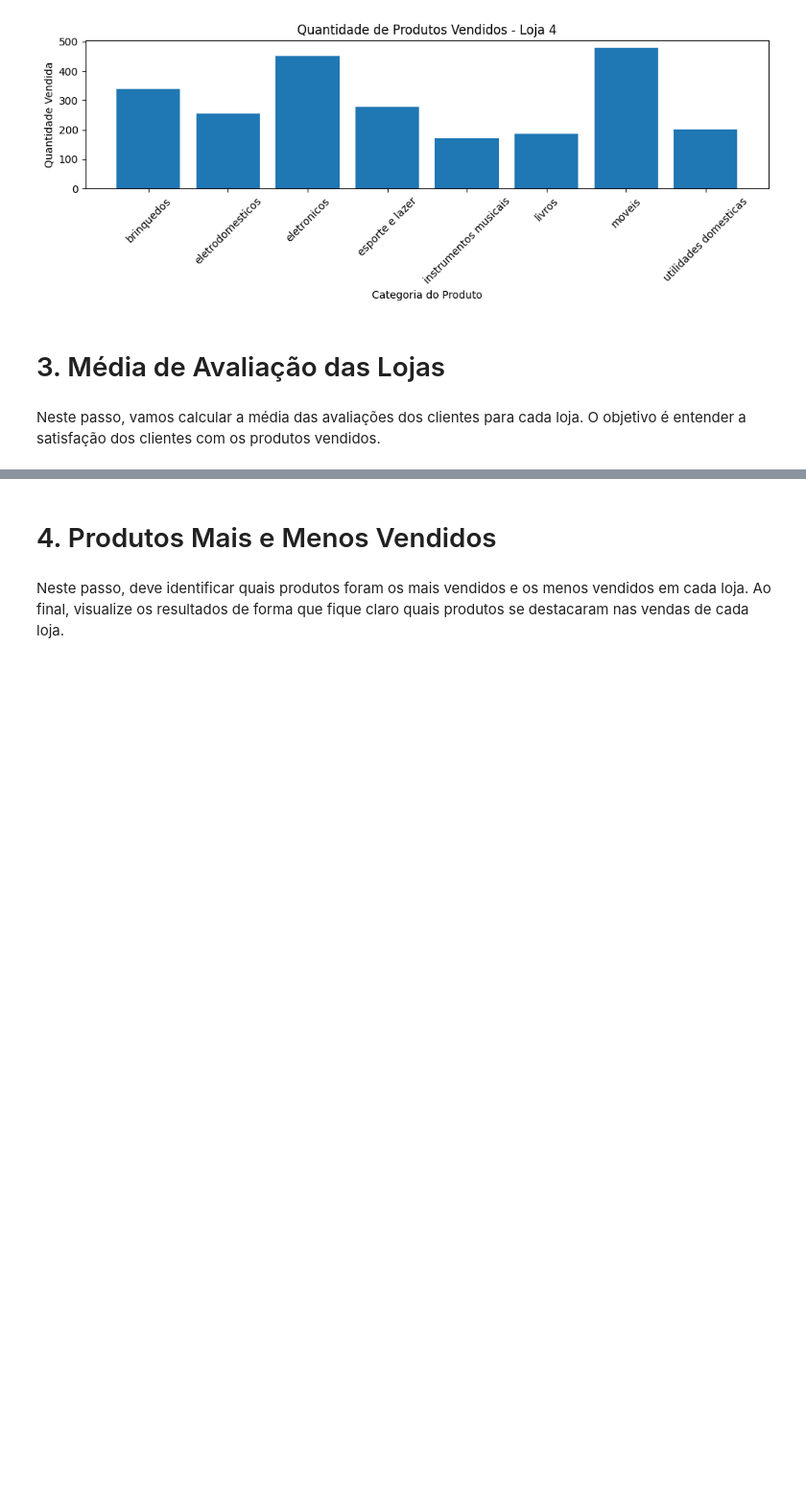
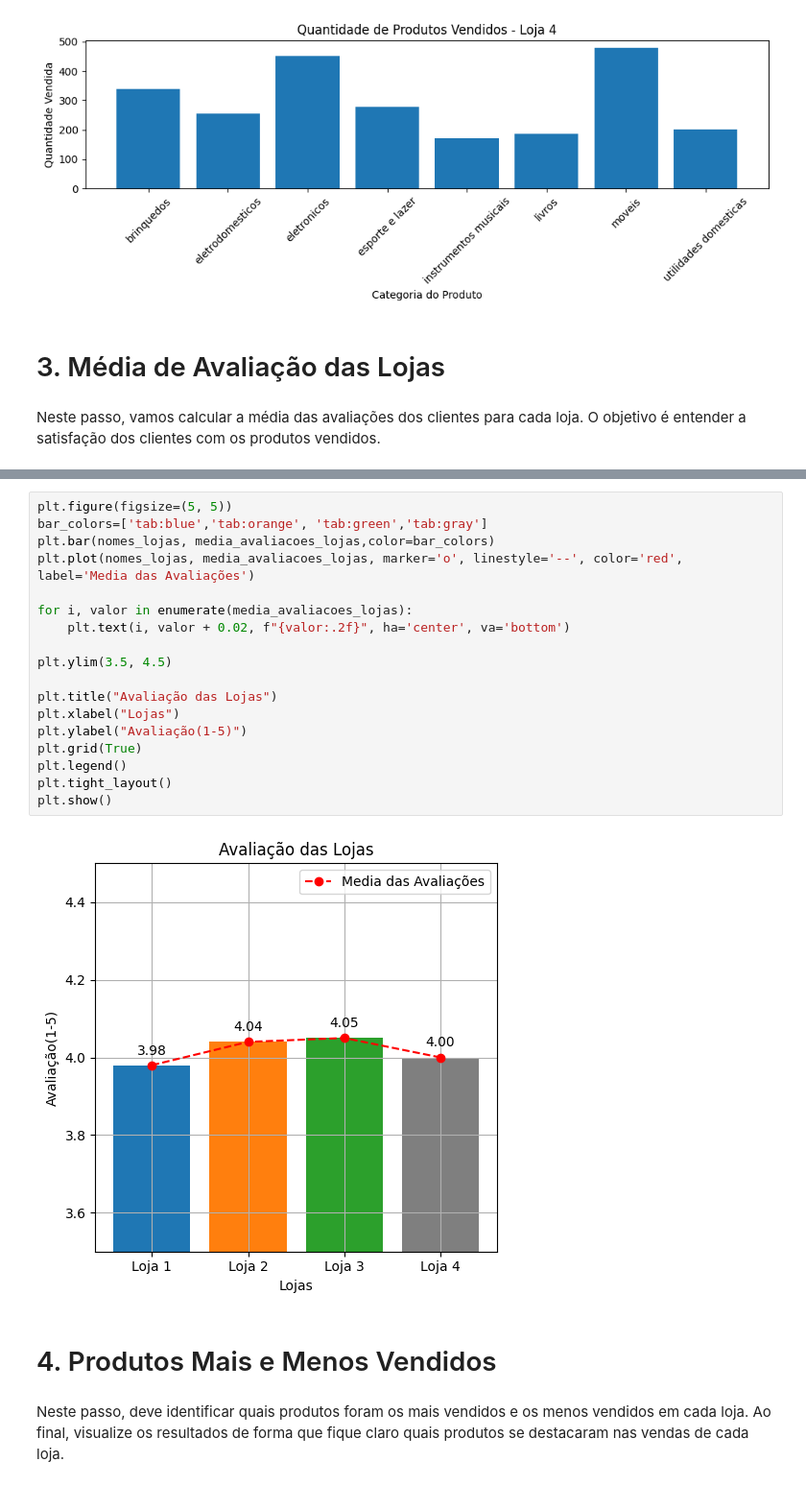
Before and after one commit to paulaferreirao/challenge-alura-store, a Jupyter notebook: AluraStoreBr.ipynb, the cells around one changed output, grey strips where cells are left out. Shown: that part at 96% size. Drawn from its saved outputs; the diff is of its cells as text; blank space fills up the shorter version.

```diff
--- a/AluraStoreBr.ipynb
+++ b/AluraStoreBr.ipynb
@@ -182,6 +181,26 @@ media_avaliacao_lojas = sum(media_avaliacoes_lojas)/len(media_avaliacoes_lojas)
 print(f' A média de avaliação para cada loja foi de: Loja 1 - {media_avaliacao_loja1}, Loja 2 - {media_avaliacao_loja2}, Loja 3 - {media_avaliacao_loja3}, Loja 4 - {media_avaliacao_loja4}')
 # %% [output]
  A média de avaliação para cada loja foi de: Loja 1 - 3.98, Loja 2 - 4.04, Loja 3 - 4.05, Loja 4 - 4.0
+# %%
+plt.figure(figsize=(5, 5))
+bar_colors=['tab:blue','tab:orange', 'tab:green','tab:gray']
+plt.bar(nomes_lojas, media_avaliacoes_lojas,color=bar_colors)
+plt.plot(nomes_lojas, media_avaliacoes_lojas, marker='o', linestyle='--', color='red', label='Media das Avaliações')
+
+for i, valor in enumerate(media_avaliacoes_lojas):
+    plt.text(i, valor + 0.02, f"{valor:.2f}", ha='center', va='bottom')
+
+plt.ylim(3.5, 4.5)
+
+plt.title("Avaliação das Lojas")
+plt.xlabel("Lojas")
+plt.ylabel("Avaliação(1-5)")
+plt.grid(True)
+plt.legend()
+plt.tight_layout()
+plt.show()
+# %% [output]
+[figure, added]
 # %% [markdown]
 # 4. Produtos Mais e Menos Vendidos
 # %% [markdown]
```
Also changed, not shown: parts of 6 cells of this notebook.
